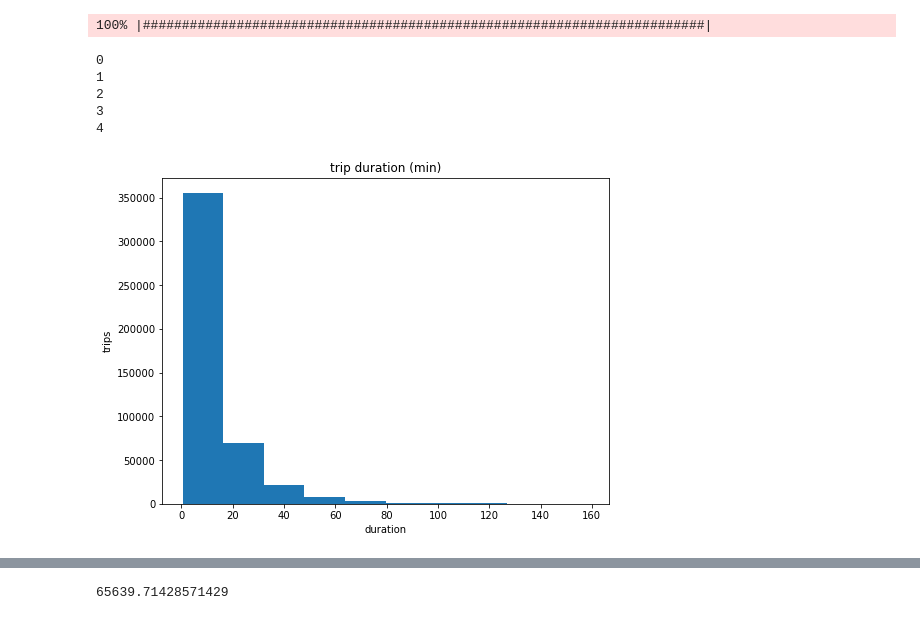
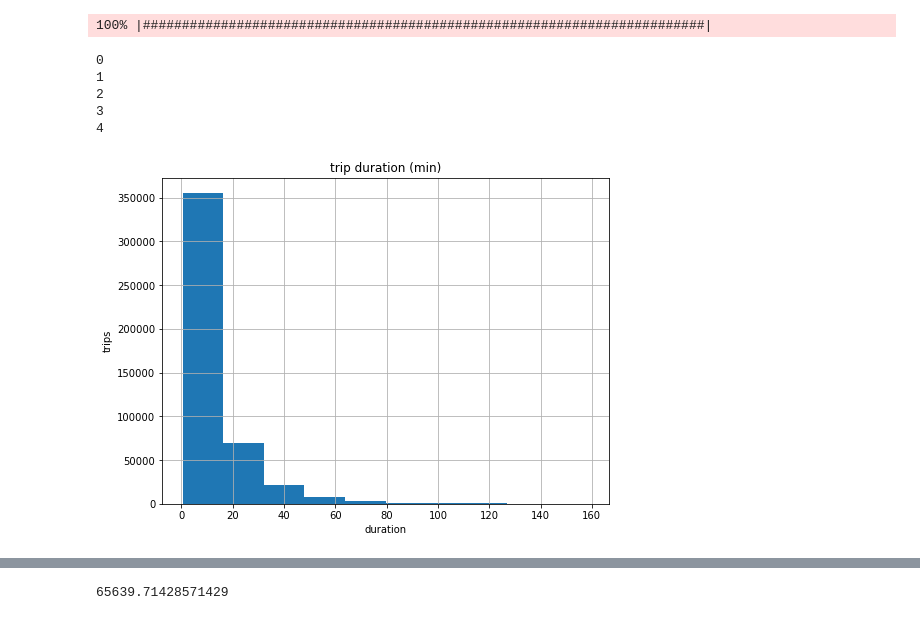
Before and after one commit to wwebeam6508/Development-of-Predictive-Model-for-Trip-Destination-of-Dockless-Shared-Scooters, a Jupyter notebook: Explorer.ipynb, the cells around one changed output, grey strips where cells are left out. Saved outputs shown, nothing was run; the diff lists cells and outputs as text; code cells hidden in the pictures.

```diff
--- a/Explorer.ipynb
+++ b/Explorer.ipynb
@@ -1,33 +1,34 @@
 # %%
 import time
 from progressbar import ProgressBar
 
 import pandas as pd
 import matplotlib.pyplot as plt
 import numpy as np
 
 pbar = ProgressBar()
 for i in pbar(range(5)):
     print(i)
 plt.figure(figsize=(8, 6))
 df = pd.read_csv('ScooterData_July15_Sept27_2019.csv')
 plt.title('trip duration (min)')
 plt.xlabel('duration')
 plt.ylabel('trips')
 plt.hist(df['trip_duration_min'])
+plt.grid(True)
 
 def swapPositions(list, pos1, pos2):
 
     list[pos1], list[pos2] = list[pos2], list[pos1]
     return list
 # %% [output]
 100% |########################################################################|
 0
 1
 2
 3
 4
-[figure, old version]
+[figure, new version]
 # %%
 
 days = list(set(df['start_day_of_week']))
```
Also changed, not shown: parts of 9 cells of this notebook, 6 other files.
